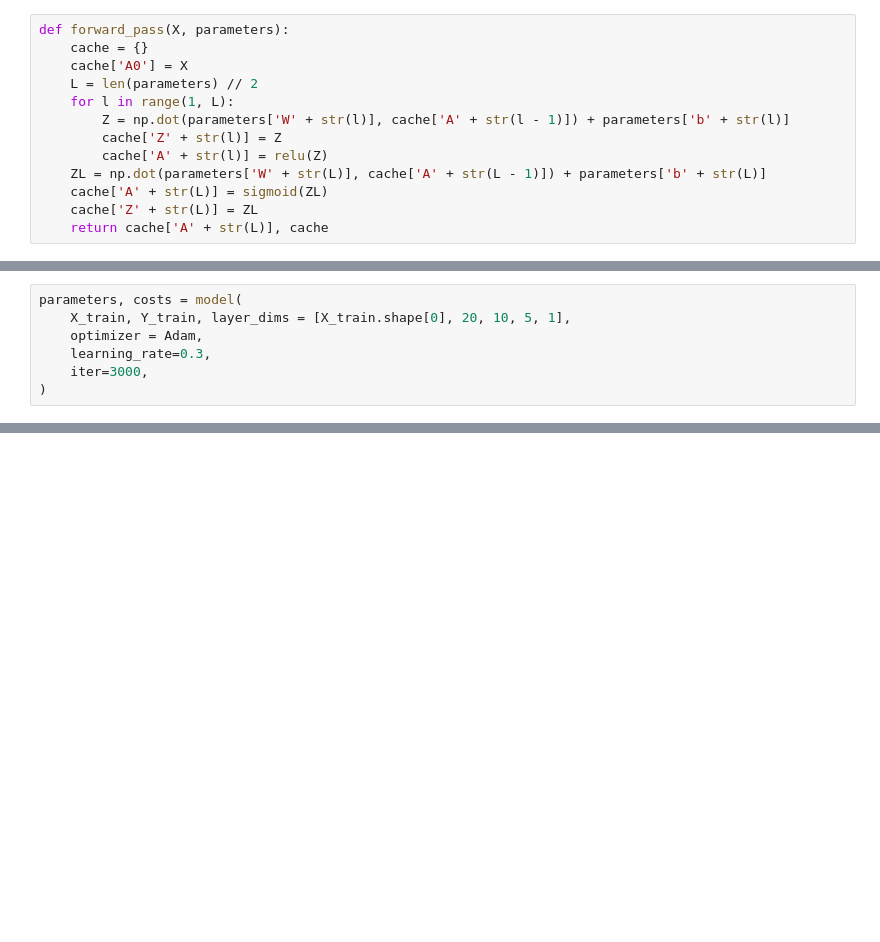
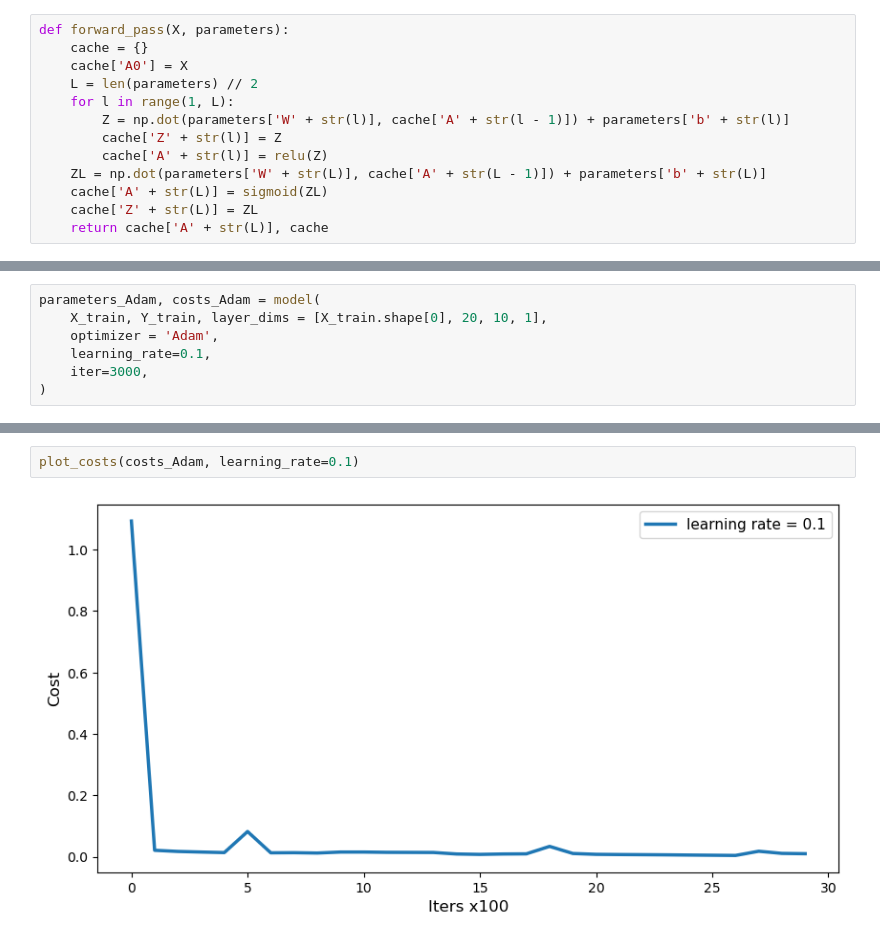
Before and after one commit to diasarziyev/Deep-Learning-Fundamentals, a Jupyter notebook: Optimization/DL_optimization.ipynb, the cells around one changed output, grey strips where cells are left out. Drawn from its saved outputs; the diff is of its cells as text; blank space fills up the shorter version.

```diff
--- a/Optimization/DL_optimization.ipynb
+++ b/Optimization/DL_optimization.ipynb
@@ -167,7 +255,7 @@ def model(X, Y, layer_dims, optimizer, learning_rate = 0.01, iter = 3000, beta1
 # %%
-parameters, costs = model(
-    X_train, Y_train, layer_dims = [X_train.shape[0], 20, 10, 5, 1],
-    optimizer = Adam,
-    learning_rate=0.3,
+parameters_Adam, costs_Adam = model(
+    X_train, Y_train, layer_dims = [X_train.shape[0], 20, 10, 1],
+    optimizer = 'Adam',
+    learning_rate=0.1,
     iter=3000,
 )
@@ -173,0 +280,4 @@ parameters, costs = model(
+# %%
+plot_costs(costs_Adam, learning_rate=0.1)
+# %% [output]
+[figure, added]
```
Also changed, not shown: parts of 14 cells of this notebook.
